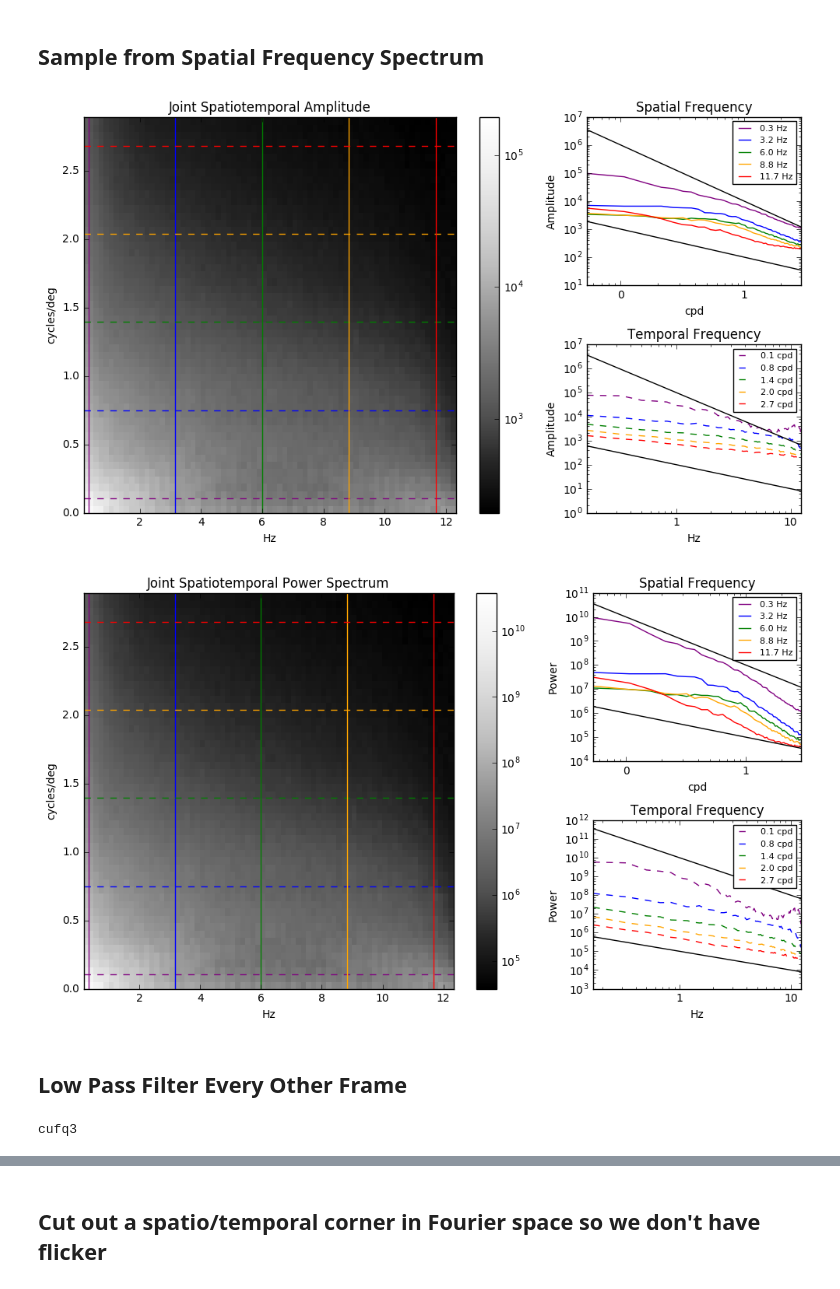
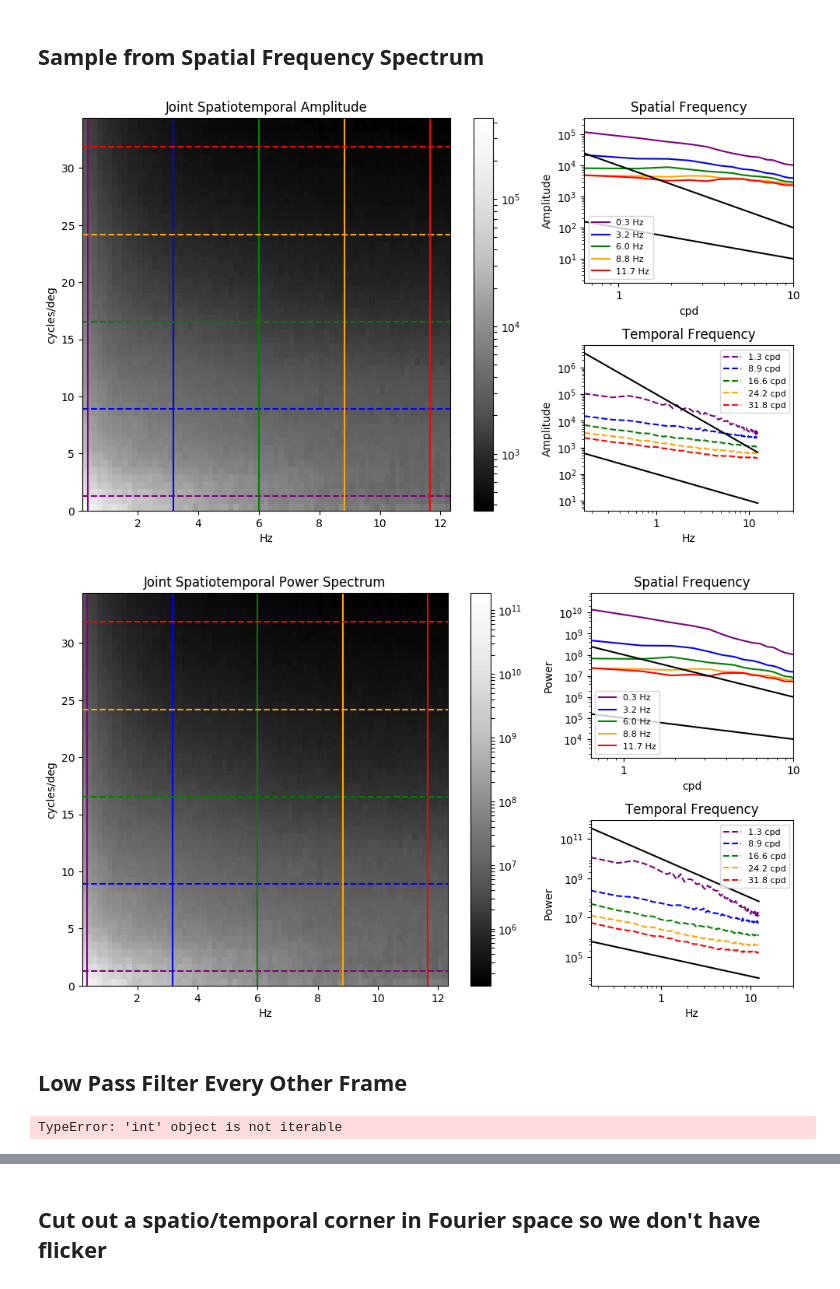
Before and after one commit to vdutell/naturalscenestatistics, a Jupyter notebook: naturalscenestats.ipynb, the cells around one changed output, grey strips where cells are left out. Saved outputs shown, nothing was run; the diff lists cells and outputs as text; code cells hidden in the pictures.

Commit message:
updated frame rate

```diff
--- a/naturalscenestats.ipynb
+++ b/naturalscenestats.ipynb
@@ -34,11 +35,14 @@ def readMov(path, frames, height, width, barwidth):
         d = np.fromfile(fid, np.dtype('uint8'))
 
     #put data back into a movie shape
-    d = np.reshape(d,(frames,height,width))
+    d = np.reshape(d,(int(frames*2),height,width))
     #remove black bar from top, and make the other side even too
     d = d[:,barwidth:,int(barwidth/2):-int(barwidth/2)]
     #print(np.shape(d))
-
+    #average each of 2 frames together
+    #d = np.uint8((d[1::2,]+d[::2,])/2)
+    #print(np.shape(d[1::2,]))
+    d = np.mean(np.array([d[::2,],d[::2,]]),axis=0)
     return(d)
 # %%
 def fr2ms(frames, fps):
@@ -50,6 +54,7 @@ def ms2fr(ms, fps):
     if(frames==0):
         frames=1
     return(int(np.round(frames,decimals=0)))
+
 
 def px2degfull(px):
     """
@@ -66,7 +71,7 @@ def px2degfull(px):
 
     """
     d = 18 #viewing distance in inches
-    ppi = 132.07 #pixels per inch
+    ppi = 227 #my macbook - other 132.07 #pixels per inch
     inches = px/ppi
 
     visang = 2 * (180/np.pi) * np.arctan(inches/2/d)
@@ -74,16 +79,16 @@ def px2degfull(px):
     return(visang)
 # %%
 fpath = '../vanHaterenNaturalMovies/vid075'
-fps = 25 #approximated from http://redwood.berkeley.edu/bruno/data/vid075/README and increased by me.
-nframes = 9600
+fps = 25 #approximated from http://redwood.berkeley.edu/bruno/data/vid075/README
+nframes = int(9600/2)
 rawframeh = 128
 rawframew = 128
 barw = 16
 framew = rawframew - barw #in pixels
 frameh = rawframeh - barw #in pixels
+ppd = 1./px2degfull(1)
 
 #convert to degrees
-ppd = 6 #pixels per degree subtended on retina (estimated 10deg for 64px in dong atick 95)
 framewdeg = framew/ppd
 framehdeg = frameh/ppd
 #sampling rate
@@ -92,16 +97,16 @@ deltahdeg = 1./ppd
 deltathz = 1./fps
 
 #some fun frames:
-tree = 1000
-tree_end = 1120
-zebra = 1822
-zebra_end = 2080
-elephants = 1300
-lion = 2600
-lion_end = 3600
-cheetah = 4100
-chase = 4300
-chase_end = 5800
+tree = int(1000/2)
+tree_end = int(1120/2)
+zebra = int(1822/2)
+zebra_end = int(2080/2)
+elephants = int(1300/2)
+lion = int(2600/2)
+lion_end = int(3600/2)
+cheetah = int(4100/2)
+chase = int(4300/2)
+chase_end = int(5800/2)
 
 #read in movie
 m = readMov(fpath, nframes, rawframeh, rawframew, barw)
@@ -617,7 +623,7 @@ axes_time.plot(fqtime[1:],100000/(fqtime[1:]**2),c='black') # 1/f^2 line
 axes_time.set_title('Temporal Frequency')
 axes_time.set_xlabel('Hz')
 axes_time.set_ylabel('Amplitude')
-axes_time.set_xlim(fqtime[1],fqtime[-1])
+axes_time.set_xlim(fqtime[1],30)
 axes_time.xaxis.set_major_formatter(mpl.ticker.FormatStrFormatter('%d'))
 axes_time.legend(fontsize=8)
 
@@ -632,14 +638,14 @@ axes_space.plot(fqspace1d[1:],10000/(fqspace1d[1:]**2),c='black') # 1/f^2 line
 axes_space.set_title('Spatial Frequency')
 axes_space.set_xlabel('cpd')
 axes_space.set_ylabel('Amplitude')
-axes_space.set_xlim(fqspace1d[1],fqspace1d[-1])
+axes_space.set_xlim(fqspace1d[1],10)
 axes_space.xaxis.set_major_formatter(mpl.ticker.FormatStrFormatter('%d'))
 axes_space.legend(fontsize=8)
 
 
 plt.tight_layout()
 # %% [output]
-[figure, old version]
+[figure, new version]
 # %%
 nsamples = 5
 
@@ -689,36 +695,36 @@ plt.colorbar(hm)
 axes_time = plt.subplot(grid_time[0])
 for i, sf in enumerate(spacesamplefqs):
     axes_time.loglog(fqtime, azmps[sf,:],'--',
                    label='{0:0.1f} cpd'.format(fqspace1d[sf]),
                    c=spacecolors[i])
 axes_time.plot(fqtime[1:],1e5/(fqtime[1:]),c='black') # 1/f line
 axes_time.plot(fqtime[1:],1e10/(fqtime[1:]**2),c='black') # 1/f^2 line
 axes_time.set_title('Temporal Frequency')
 axes_time.set_xlabel('Hz')
 axes_time.set_ylabel('Power')
-axes_time.set_xlim(fqtime[1],fqtime[-1])
+axes_time.set_xlim(fqtime[1],30)
 axes_time.xaxis.set_major_formatter(mpl.ticker.FormatStrFormatter('%d'))
 axes_time.legend(fontsize=8)
 
 #spaceplot
 axes_space = plt.subplot(grid_space[0])
 for i, sf in enumerate(timesamplefqs):
     axes_space.loglog(fqspace1d, azmps[:,sf],
                     label='{0:0.1f} Hz'.format(fqtime[sf]),
                     c=timecolors[i])
 axes_space.plot(fqspace1d[1:],1e5/(fqspace1d[1:]),c='black') # 1/f line
 axes_space.plot(fqspace1d[1:],1e8/(fqspace1d[1:]**2),c='black') # 1/f^2 line
 axes_space.set_title('Spatial Frequency')
 axes_space.set_xlabel('cpd')
 axes_space.set_ylabel('Power')
-axes_space.set_xlim(fqspace1d[1],fqspace1d[-1])
+axes_space.set_xlim(fqspace1d[1],10)
 axes_space.xaxis.set_major_formatter(mpl.ticker.FormatStrFormatter('%d'))
 axes_space.legend(fontsize=8)
 
 
 plt.tight_layout()
 # %% [output]
-[figure, old version]
+[figure, new version]
 # %% [markdown]
 ## Low Pass Filter Every Other Frame
 # %%
@@ -791,7 +797,7 @@ samplevid = chase
 vidlen = 2000
 
 pframe = 0.5
-cufqs = [1,3,5,8]
+cufqs = 1 #[1,3,5,8]
 
 for cufq in cufqs:
     print('cufq'+str(cufq))
@@ -851,7 +857,7 @@ for cufq in cufqs:
         #display_animation(anim)
         anim.save('./movies/'+str(samplevid)+'_fps'+str(fps)+'_original.mp4', fps=fps)
 # %% [output]
-cufq3
+TypeError: 'int' object is not iterable
 # %%
 #make a grid
 fig = plt.figure(figsize=(10,6))
```
Also changed, not shown: parts of 30 cells of this notebook.
